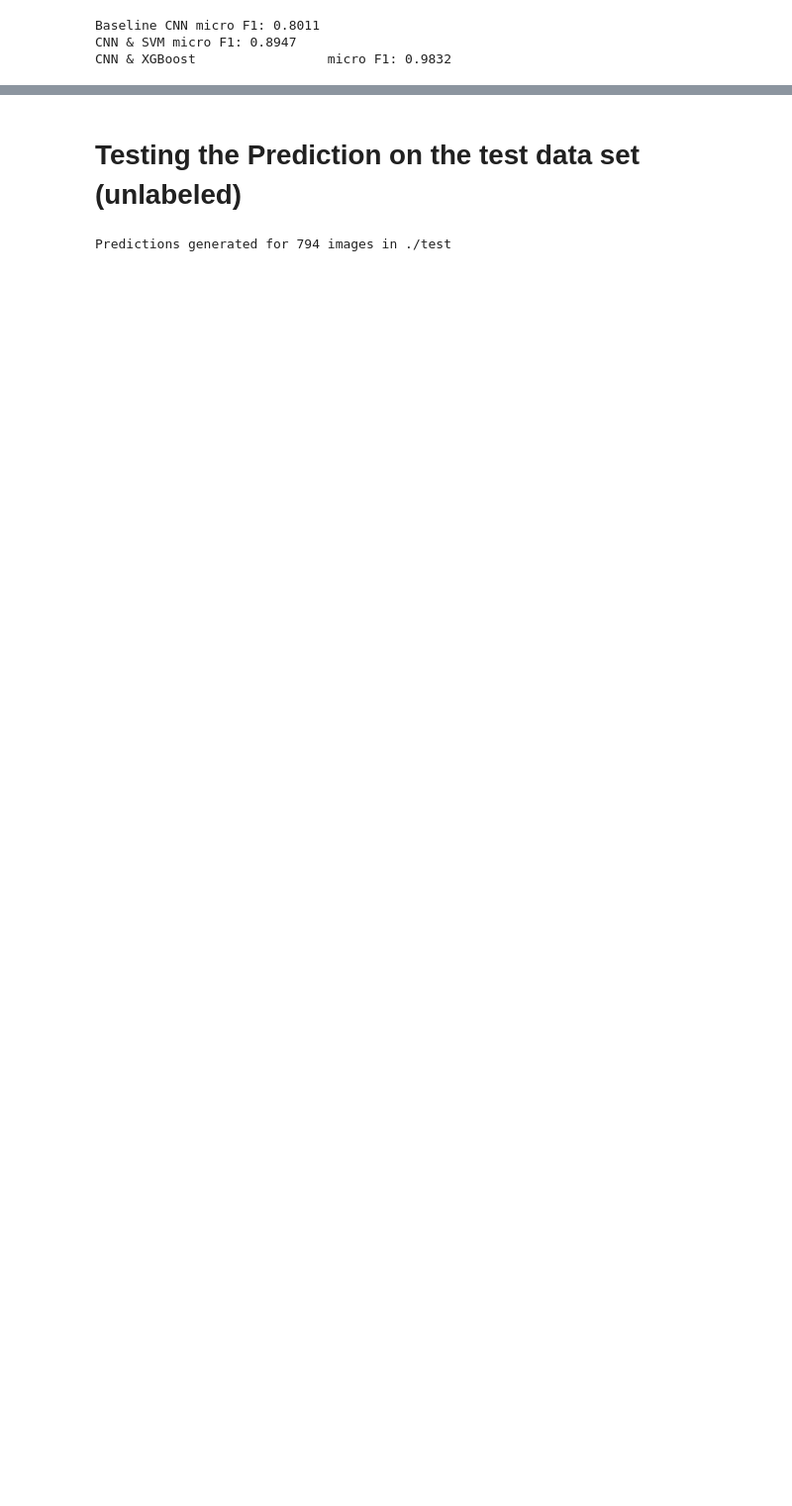
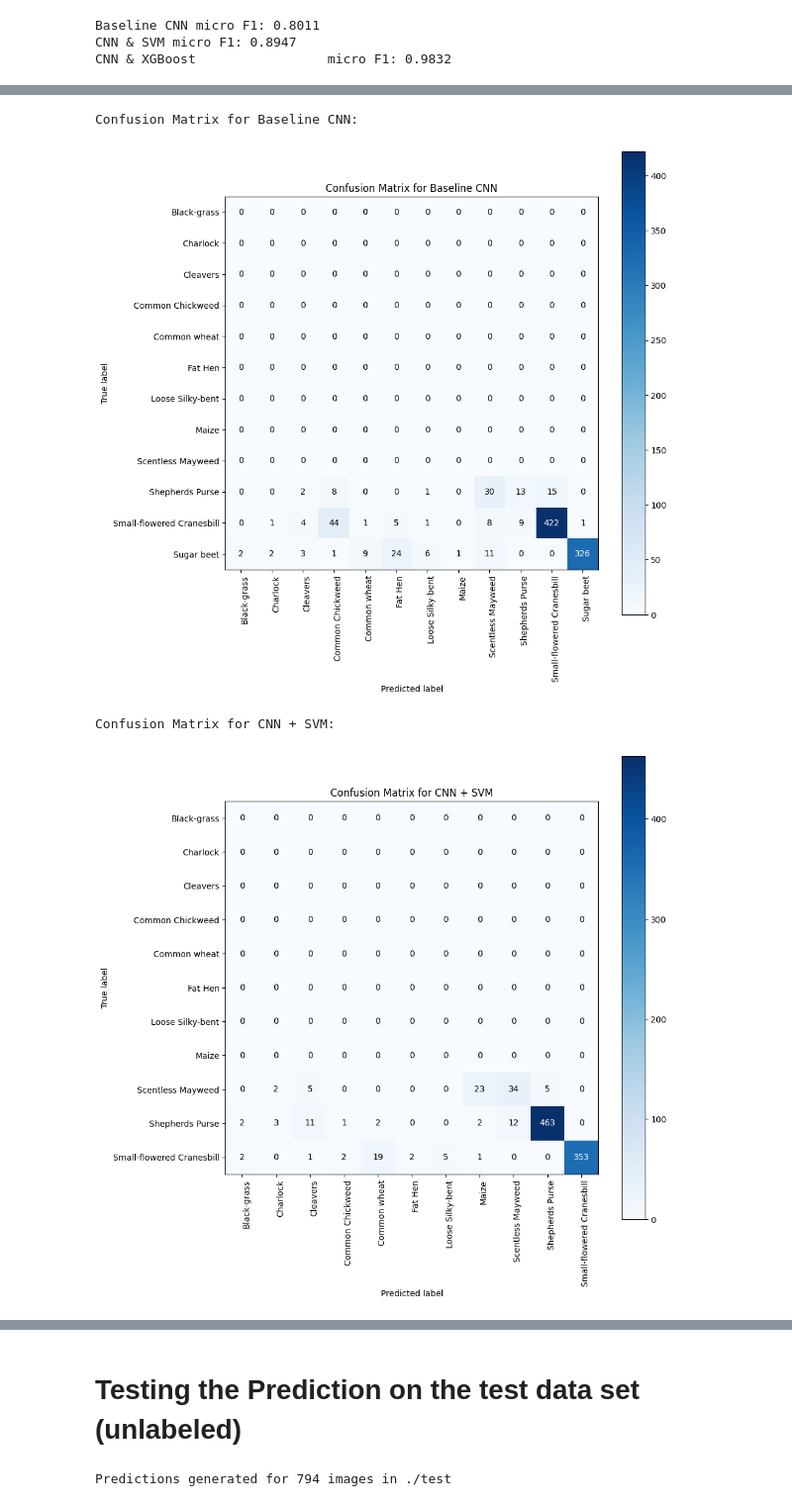
Before and after one commit to Delwyn501/cos801-assignment1-cnn-svm-classification, a Jupyter notebook: COS801_Ass1_Delwyn_Gordon.ipynb, the cells around one changed output, grey strips where cells are left out. Shown: that part at 99% size. Cells and saved outputs as stored; diff of their text form; code cells hidden in the pictures; blank space fills up the shorter version.

```diff
--- a/COS801_Ass1_Delwyn_Gordon.ipynb
+++ b/COS801_Ass1_Delwyn_Gordon.ipynb
@@ -342,0 +487,80 @@ display(pd.DataFrame({
+# %%
+from sklearn.metrics import confusion_matrix, ConfusionMatrixDisplay
+import matplotlib.pyplot as plt
+import numpy as np
+from matplotlib.ticker import FixedLocator, FixedFormatter
+
+
+# Generate and display confusion matrices
+print("\nConfusion Matrix for Baseline CNN:")
+cm_cnn = confusion_matrix(y_T_Val, y_Pred_Val_Cnn)
+fig_cnn, ax_cnn = plt.subplots(figsize=(10, 10))
+im_cnn = ax_cnn.imshow(cm_cnn, interpolation='nearest', cmap=plt.cm.Blues)
+ax_cnn.figure.colorbar(im_cnn, ax=ax_cnn)
+ax_cnn.xaxis.set_major_locator(FixedLocator(np.arange(len(CLASS_NAMES))))
+ax_cnn.xaxis.set_major_formatter(FixedFormatter(CLASS_NAMES))
+ax_cnn.yaxis.set_major_locator(FixedLocator(np.arange(len(CLASS_NAMES))))
+ax_cnn.yaxis.set_major_formatter(FixedFormatter(CLASS_NAMES))
+ax_cnn.set_title("Confusion Matrix for Baseline CNN")
+ax_cnn.set_ylabel('True label')
+ax_cnn.set_xlabel('Predicted label')
+plt.setp(ax_cnn.get_xticklabels(), rotation=90, ha="right", rotation_mode="anchor")
+# Add numbers to the confusion matrix
+thresh_cnn = cm_cnn.max() / 2.
+for i in range(cm_cnn.shape[0]):
+    for j in range(cm_cnn.shape[1]):
+        ax_cnn.text(j, i, format(cm_cnn[i, j], 'd'),
+                ha="center", va="center",
+                color="white" if cm_cnn[i, j] > thresh_cnn else "black")
+plt.show()
+
+
+print("\nConfusion Matrix for CNN + SVM:")
+cm_svm = confusion_matrix(y_val, y_pred_val_svm)
+fig_svm, ax_svm = plt.subplots(figsize=(10, 10))
+im_svm = ax_svm.imshow(cm_svm, interpolation='nearest', cmap=plt.cm.Blues)
+ax_svm.figure.colorbar(im_svm, ax=ax_svm)
+ax_svm.xaxis.set_major_locator(FixedLocator(np.arange(len(CLASS_NAMES))))
+ax_svm.xaxis.set_major_formatter(FixedFormatter(CLASS_NAMES))
+ax_svm.yaxis.set_major_locator(FixedLocator(np.arange(len(CLASS_NAMES))))
+ax_svm.yaxis.set_major_formatter(FixedFormatter(CLASS_NAMES))
+ax_svm.set_title("Confusion Matrix for CNN + SVM")
+ax_svm.set_ylabel('True label')
+ax_svm.set_xlabel('Predicted label')
+plt.setp(ax_svm.get_xticklabels(), rotation=90, ha="right", rotation_mode="anchor")
+# Add numbers to the confusion matrix
+thresh_svm = cm_svm.max() / 2.
+for i in range(cm_svm.shape[0]):
+    for j in range(cm_svm.shape[1]):
+        ax_svm.text(j, i, format(cm_svm[i, j], 'd'),
+                ha="center", va="center",
+                color="white" if cm_svm[i, j] > thresh_svm else "black")
+plt.show()
+
+
+print(f"\nConfusion Matrix for CNN + {xgb_name}:")
+cm_xgb = confusion_matrix(y_val, y_pred_val_xgb)
+fig_xgb, ax_xgb = plt.subplots(figsize=(10, 10))
+im_xgb = ax_xgb.imshow(cm_xgb, interpolation='nearest', cmap=plt.cm.Blues)
+ax_xgb.figure.colorbar(im_xgb, ax=ax_xgb)
+ax_xgb.xaxis.set_major_locator(FixedLocator(np.arange(len(CLASS_NAMES))))
+ax_xgb.xaxis.set_major_formatter(FixedFormatter(CLASS_NAMES))
+ax_xgb.yaxis.set_major_locator(FixedLocator(np.arange(len(CLASS_NAMES))))
+ax_xgb.yaxis.set_major_formatter(FixedFormatter(CLASS_NAMES))
+ax_xgb.set_title(f"Confusion Matrix for CNN + {xgb_name}")
+ax_xgb.set_ylabel('True label')
+ax_xgb.set_xlabel('Predicted label')
+plt.setp(ax_xgb.get_xticklabels(), rotation=90, ha="right", rotation_mode="anchor")
+# Add numbers to the confusion matrix
+thresh_xgb = cm_xgb.max() / 2.
+for i in range(cm_xgb.shape[0]):
+    for j in range(cm_xgb.shape[1]):
+        ax_xgb.text(j, i, format(cm_xgb[i, j], 'd'),
+                ha="center", va="center",
+                color="white" if cm_xgb[i, j] > thresh_xgb else "black")
+plt.show()
+# %% [output]
+Confusion Matrix for Baseline CNN:
+[figure, added]
+Confusion Matrix for CNN + SVM:
+[figure, added]
```
Also changed, not shown: parts of 11 cells of this notebook.
